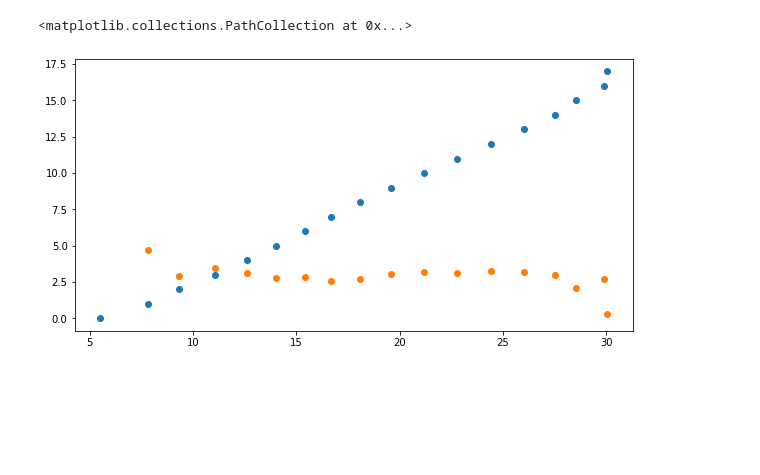
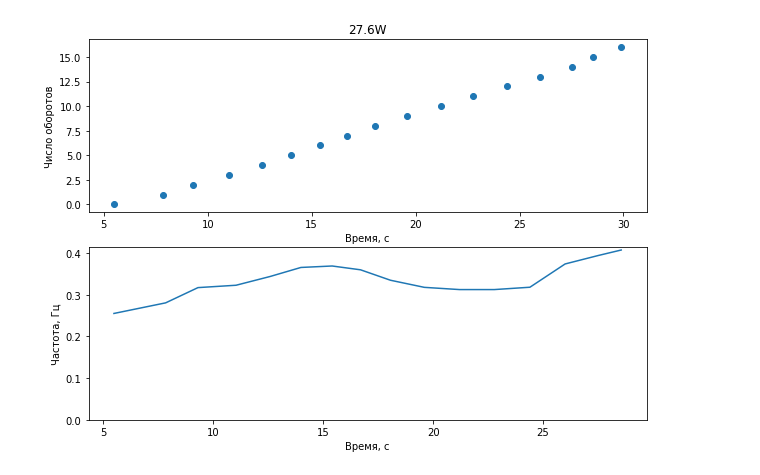
Before and after one commit to sitandr/lab, a Jupyter notebook: Steeling Wheel/main.ipynb, the cells around one changed output. Saved outputs shown, nothing was run; the diff lists cells and outputs as text; code cells hidden in the pictures; blank space fills up the shorter version.

```diff
--- a/Steeling Wheel/main.ipynb
+++ b/Steeling Wheel/main.ipynb
@@ -5,15 +5,0 @@ import matplotlib.pyplot as plt
-# %%
-def points_d(table):
-    r = table['t']
-    return r[1:], 2*np.diff(list(r))
-
-def points(table):
-    r = table['t']
-    return list(r), range(len(r))
-#%matplotlib widget
-plt.figure(figsize=(10, 5))
-plt.scatter(*points(pd.read_csv("data/η", delimiter=";", comment = "#")))
-plt.scatter(*points_d(pd.read_csv("data/η", delimiter=";", comment = "#")))
-# %% [output]
-<matplotlib.collections.PathCollection at 0x...>
-[figure, removed]
@@ -20,3 +34,5 @@ plt.scatter(*points_d(pd.read_csv("data/η", delimiter=";", comment = "#")))
 # %%
-a = pd.read_csv("data/η", delimiter=";", comment = "#")
+plot_coords(pd.read_csv("data/η", delimiter=";", comment = "#"), 'η', title='27.6W')
+# %% [output]
+[figure, added]
 # %%
```
Also changed, not shown: parts of 16 cells of this notebook, 14 other files.
